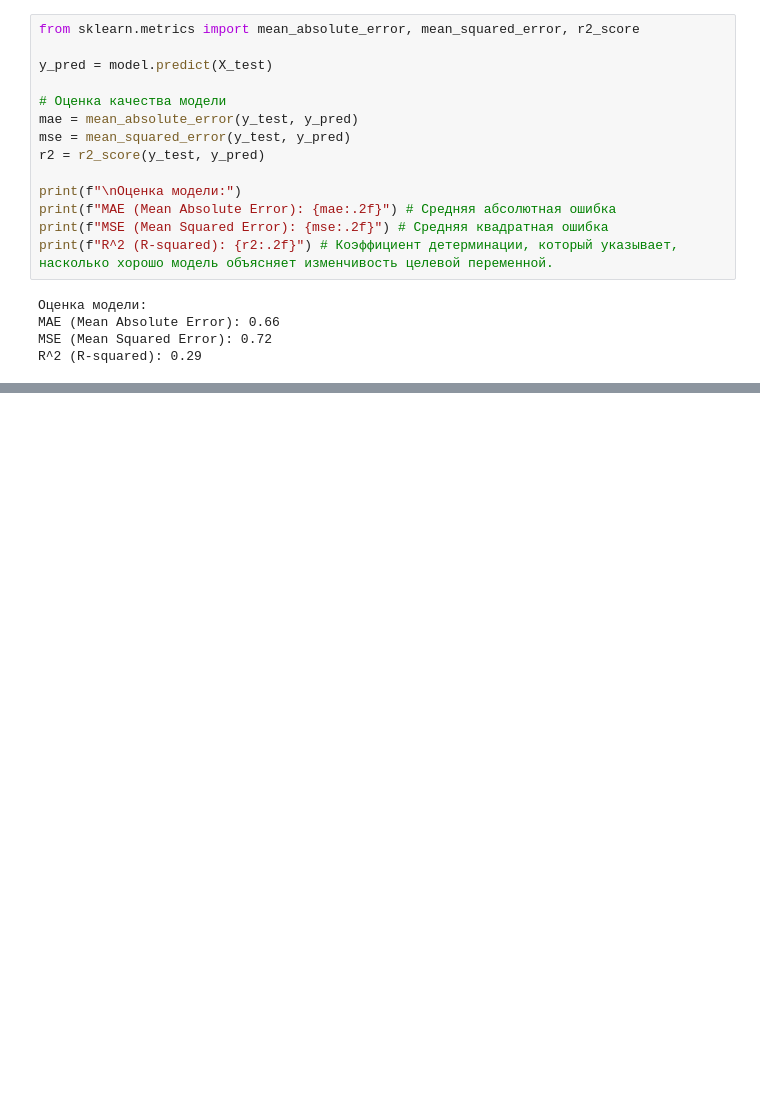
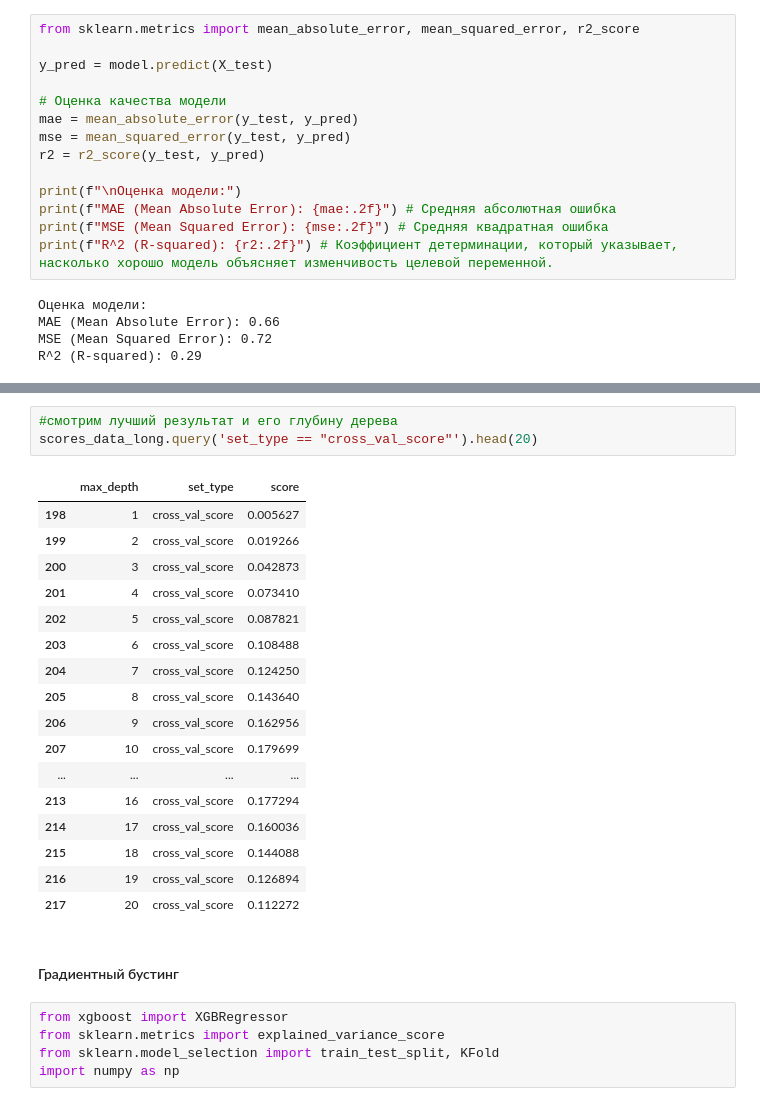
Before and after one commit to KrutyashBB/regression-task, a Jupyter notebook: Задача регрессии.ipynb, the cells around one changed output, grey strips where cells are left out. Drawn from its saved outputs; the diff is of its cells as text; blank space fills up the shorter version.

```diff
--- a/Задача регрессии.ipynb
+++ b/Задача регрессии.ipynb
@@ -439,0 +556,28 @@ R^2 (R-squared): 0.29
+# %%
+#смотрим лучший результат и его глубину дерева
+scores_data_long.query('set_type == "cross_val_score"').head(20)
+# %% [output]
+|  | max_depth | set_type | score |
+| 198 | 1 | cross_val_score | 0.005627 |
+| 199 | 2 | cross_val_score | 0.019266 |
+| 200 | 3 | cross_val_score | 0.042873 |
+| 201 | 4 | cross_val_score | 0.073410 |
+| 202 | 5 | cross_val_score | 0.087821 |
+| 203 | 6 | cross_val_score | 0.108488 |
+| 204 | 7 | cross_val_score | 0.124250 |
+| 205 | 8 | cross_val_score | 0.143640 |
+| 206 | 9 | cross_val_score | 0.162956 |
+| 207 | 10 | cross_val_score | 0.179699 |
+| ... | ... | ... | ... |
+| 213 | 16 | cross_val_score | 0.177294 |
+| 214 | 17 | cross_val_score | 0.160036 |
+| 215 | 18 | cross_val_score | 0.144088 |
+| 216 | 19 | cross_val_score | 0.126894 |
+| 217 | 20 | cross_val_score | 0.112272 |
+# %% [markdown]
+#### Градиентный бустинг
+# %%
+from xgboost import XGBRegressor
+from sklearn.metrics import explained_variance_score
+from sklearn.model_selection import train_test_split, KFold
+import numpy as np
```
Also changed, not shown: parts of 25 cells of this notebook.
